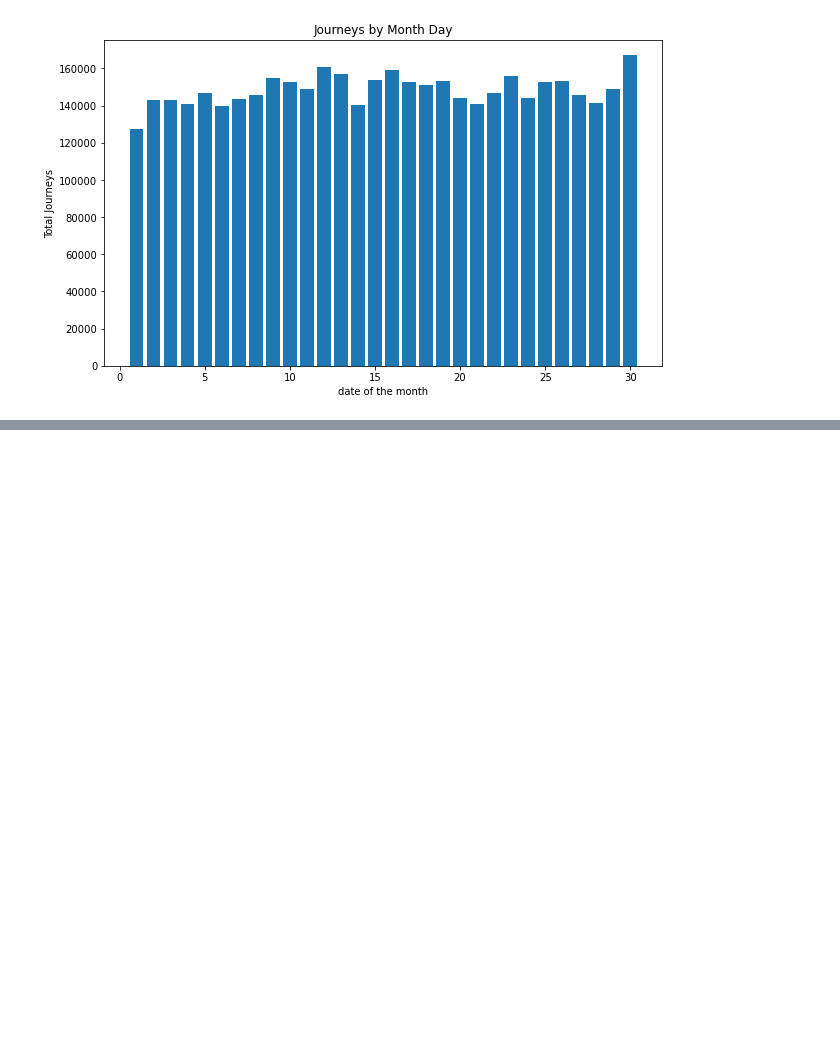
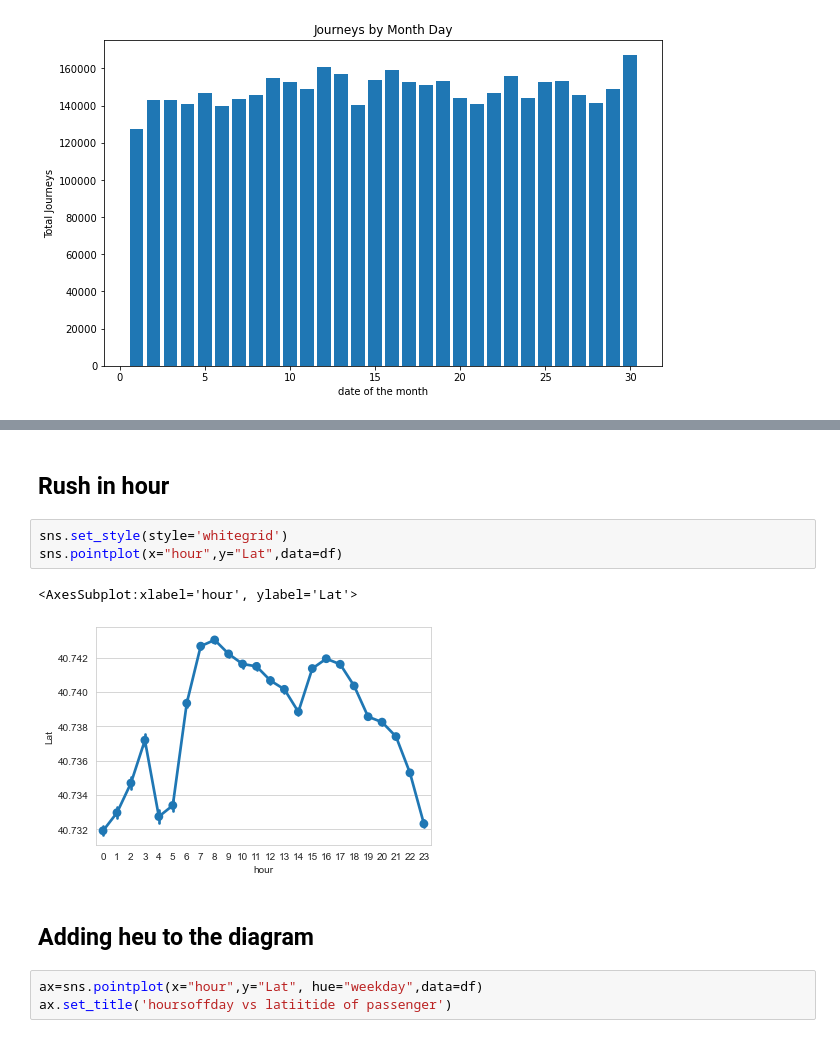
Before and after one commit to Ifegwu/data-analytics, a Jupyter notebook: data-multiple-sources.ipynb, the cells around one changed output, grey strips where cells are left out. Saved outputs shown, nothing was run; the diff lists cells and outputs as text; blank space fills up the shorter version.

```diff
--- a/data-multiple-sources.ipynb
+++ b/data-multiple-sources.ipynb
@@ -236,0 +249,13 @@ Text(0.5, 1.0, 'Journeys by Month Day')
+# %% [markdown]
+## Rush in hour
+# %%
+sns.set_style(style='whitegrid')
+sns.pointplot(x="hour",y="Lat",data=df)
+# %% [output]
+<AxesSubplot:xlabel='hour', ylabel='Lat'>
+[figure, added]
+# %% [markdown]
+## Adding heu to the diagram
+# %%
+ax=sns.pointplot(x="hour",y="Lat", hue="weekday",data=df)
+ax.set_title('hoursoffday vs latiitide of passenger')
```
Also changed, not shown: parts of 2 cells of this notebook.
